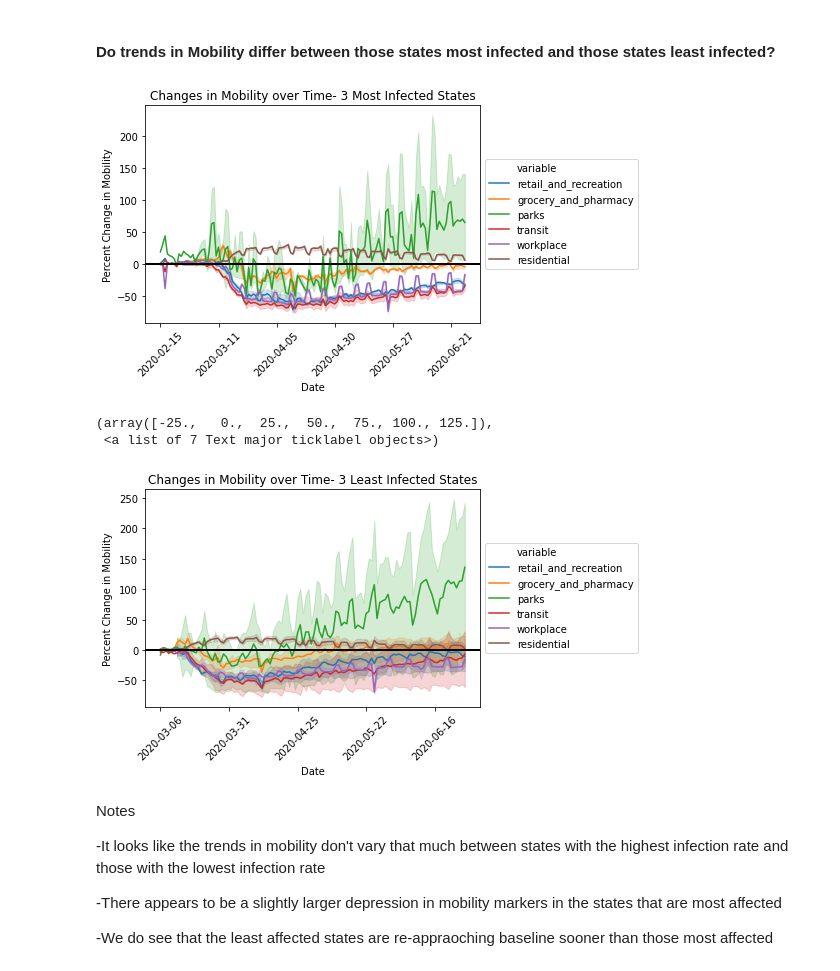
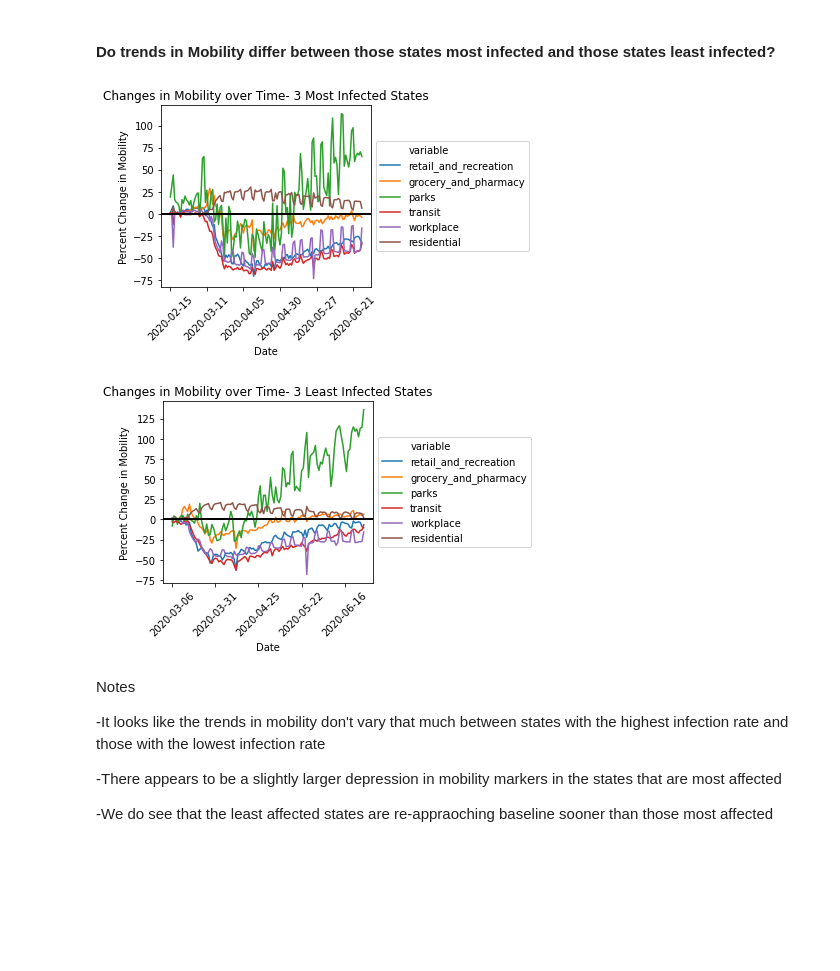
Before and after one commit to jeremysilva1098/mobility_covid, a Jupyter notebook: COVID-19 and Mobility EDA.ipynb, the cells around one changed output. Cells and saved outputs as stored; diff of their text form; code cells hidden in the pictures; blank space fills up the shorter version.

```diff
--- a/COVID-19 and Mobility EDA.ipynb
+++ b/COVID-19 and Mobility EDA.ipynb
@@ -442,42 +445,44 @@ plt.tight_layout()
 # Pull out Driving, Transit, Walking and melt it down to a new df to make it easier to plot
 mvmt= top_three_full_df[['date', 'retail_and_recreation', 'grocery_and_pharmacy', 'parks', 'transit', 'workplace', 'residential']]
 mvmt= mvmt.melt(id_vars='date')
-sns.lineplot(x='date',y='value',data=mvmt, hue='variable', legend='brief')
+sns.lineplot(x='date',y='value',data=mvmt, hue='variable', legend='brief', err_style=None)
 
 # Set the axis to be number of days rather than the date
 ax = plt.gca()
 ax.xaxis.set_major_locator(ticker.MultipleLocator(base=25))
 # Put a line at 0
 ax.axhline(0, color='black', lw=2)
 
 plt.title('Changes in Mobility over Time- 3 Most Infected States')
 plt.xlabel('Date')
 plt.ylabel('Percent Change in Mobility')
 plt.gca().legend(loc='center left', bbox_to_anchor=(1, 0.5))
 plt.xticks(rotation=45)
+plt.tight_layout()
+plt.savefig('Images/mobility_most_infected.png')
 plt.show()
 
 # Pull out Driving, Transit, Walking and melt it down to a new df to make it easier to plot
 mvmt= bottom_three_full_df[['date', 'retail_and_recreation', 'grocery_and_pharmacy', 'parks', 'transit', 'workplace', 'residential']]
 mvmt= mvmt.melt(id_vars='date')
-sns.lineplot(x='date',y='value',data=mvmt, hue='variable', legend='brief')
+sns.lineplot(x='date',y='value',data=mvmt, hue='variable', legend='brief', err_style=None)
 
 # Set the axis to be number of days rather than the date
 ax = plt.gca()
 ax.xaxis.set_major_locator(ticker.MultipleLocator(base=25))
 # Put a line at 0
 ax.axhline(0, color='black', lw=2)
 
 plt.title('Changes in Mobility over Time- 3 Least Infected States')
 plt.xlabel('Date')
 plt.ylabel('Percent Change in Mobility')
 plt.gca().legend(loc='center left', bbox_to_anchor=(1, 0.5))
 plt.xticks(rotation=45)
+plt.tight_layout()
+plt.savefig('Images/mobility_least_infected.png')
 # %% [output]
-[figure, old version]
+[figure, new version]
-(array([-25.,   0.,  25.,  50.,  75., 100., 125.]),
- <a list of 7 Text major ticklabel objects>)
-[figure, old version]
+[figure, new version]
 # %% [markdown]
 Notes
 
```
Also changed, not shown: parts of 4 cells of this notebook.
